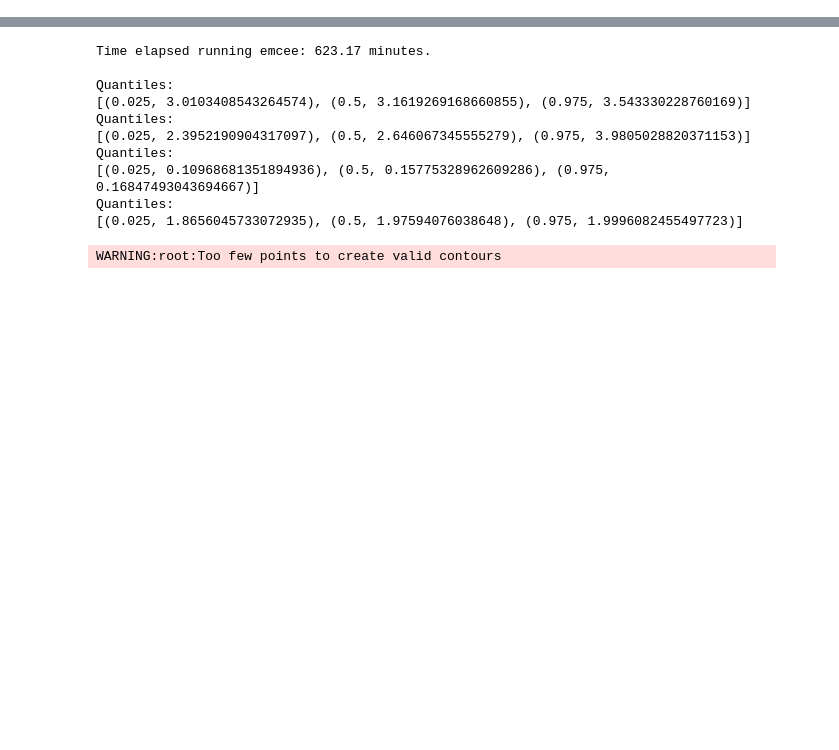
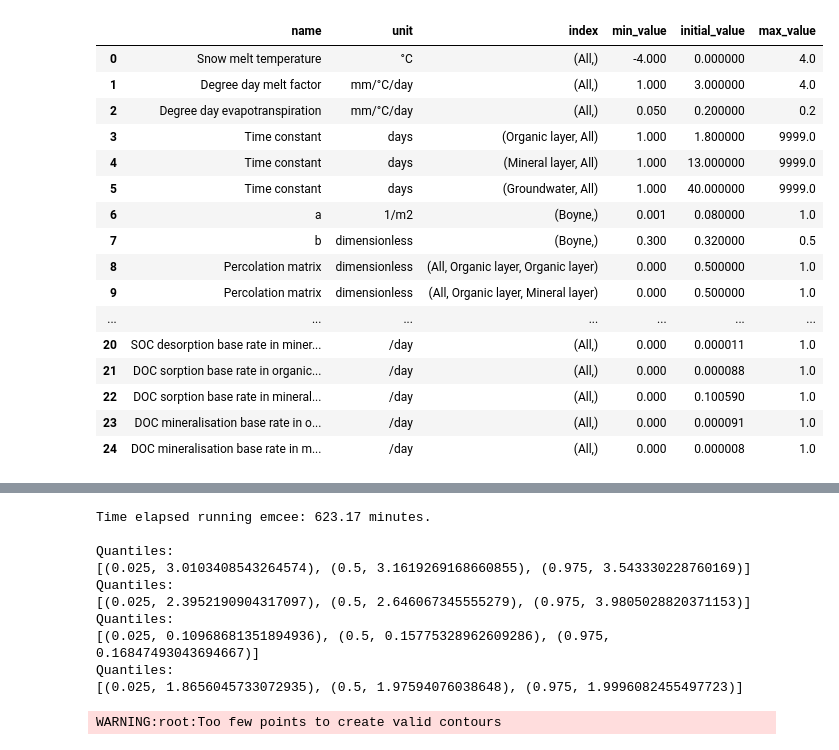
Before and after one commit to NIVANorge/Mobius, a Jupyter notebook: PythonWrapper/INCA-C/calibration.ipynb, the cells around one changed output, grey strips where cells are left out. Saved outputs shown, nothing was run; the diff lists cells and outputs as text; code cells hidden in the pictures; blank space fills up the shorter version.

```diff
--- a/PythonWrapper/INCA-C/calibration.ipynb
+++ b/PythonWrapper/INCA-C/calibration.ipynb
@@ -122,0 +75,35 @@ params
+# %%
+calib_df = param_df.loc[[1, 2, 5, 29, 30, 31, 47, 48, 61, 62, 66, 67,
+                        85, #FFrac_o
+                        86, #FFrac_m
+                        87, #FRate_o
+                        88, #FRate_m
+                        89, #R10deg
+                        93, #SOCm_o
+                        94, #SOCm_m
+                        95, #SOCd_o
+                        96, #SOCd_m
+                        97, #SOCs_o
+                        98, #SOCs_m
+                        99, #DOCm_o
+                        100,#DOCm_m
+                        ]].reset_index(drop=True)
+calib_df
+# %% [output]
+|  | name | unit | index | min_value | initial_value | max_value |
+| 0 | Snow melt temperature | °C | (All,) | -4.000 | 0.000000 | 4.0 |
+| 1 | Degree day melt factor | mm/°C/day | (All,) | 1.000 | 3.000000 | 4.0 |
+| 2 | Degree day evapotranspiration | mm/°C/day | (All,) | 0.050 | 0.200000 | 0.2 |
+| 3 | Time constant | days | (Organic layer, All) | 1.000 | 1.800000 | 9999.0 |
+| 4 | Time constant | days | (Mineral layer, All) | 1.000 | 13.000000 | 9999.0 |
+| 5 | Time constant | days | (Groundwater, All) | 1.000 | 40.000000 | 9999.0 |
+| 6 | a | 1/m2 | (Boyne,) | 0.001 | 0.080000 | 1.0 |
+| 7 | b | dimensionless | (Boyne,) | 0.300 | 0.320000 | 0.5 |
+| 8 | Percolation matrix | dimensionless | (All, Organic layer, Organic layer) | 0.000 | 0.500000 | 1.0 |
+| 9 | Percolation matrix | dimensionless | (All, Organic layer, Mineral layer) | 0.000 | 0.500000 | 1.0 |
+| ... | ... | ... | ... | ... | ... | ... |
+| 20 | SOC desorption base rate in miner... | /day | (All,) | 0.000 | 0.000011 | 1.0 |
+| 21 | DOC sorption base rate in organic... | /day | (All,) | 0.000 | 0.000088 | 1.0 |
+| 22 | DOC sorption base rate in mineral... | /day | (All,) | 0.000 | 0.100590 | 1.0 |
+| 23 | DOC mineralisation base rate in o... | /day | (All,) | 0.000 | 0.000091 | 1.0 |
+| 24 | DOC mineralisation base rate in m... | /day | (All,) | 0.000 | 0.000008 | 1.0 |
```
Also changed, not shown: parts of 9 cells of this notebook, 2 other files.
